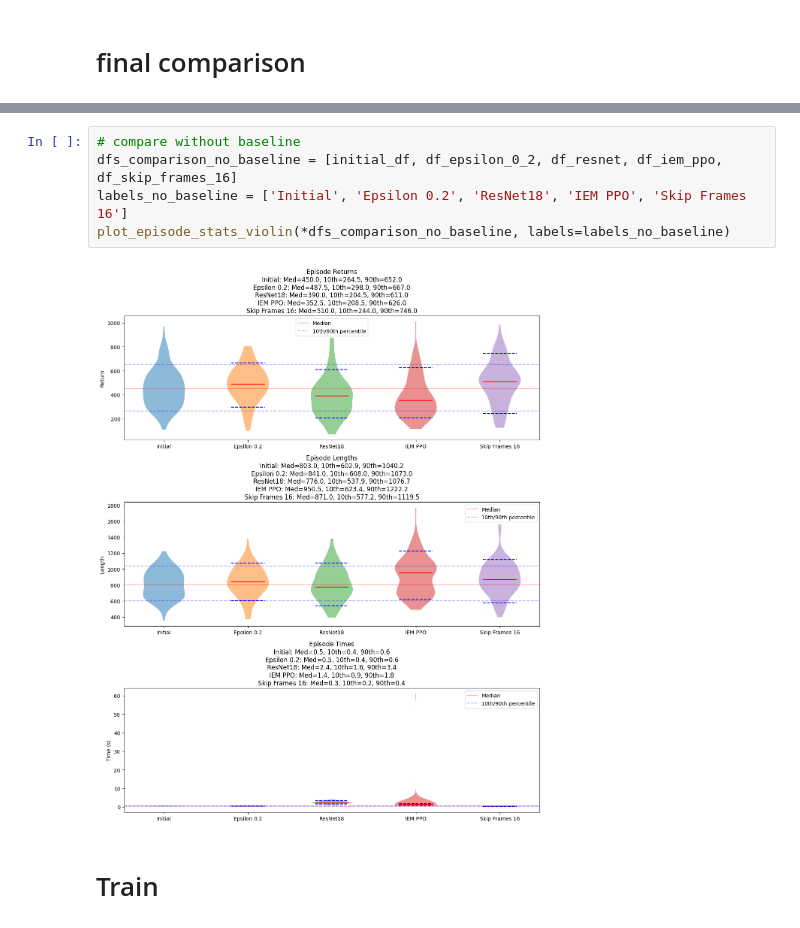
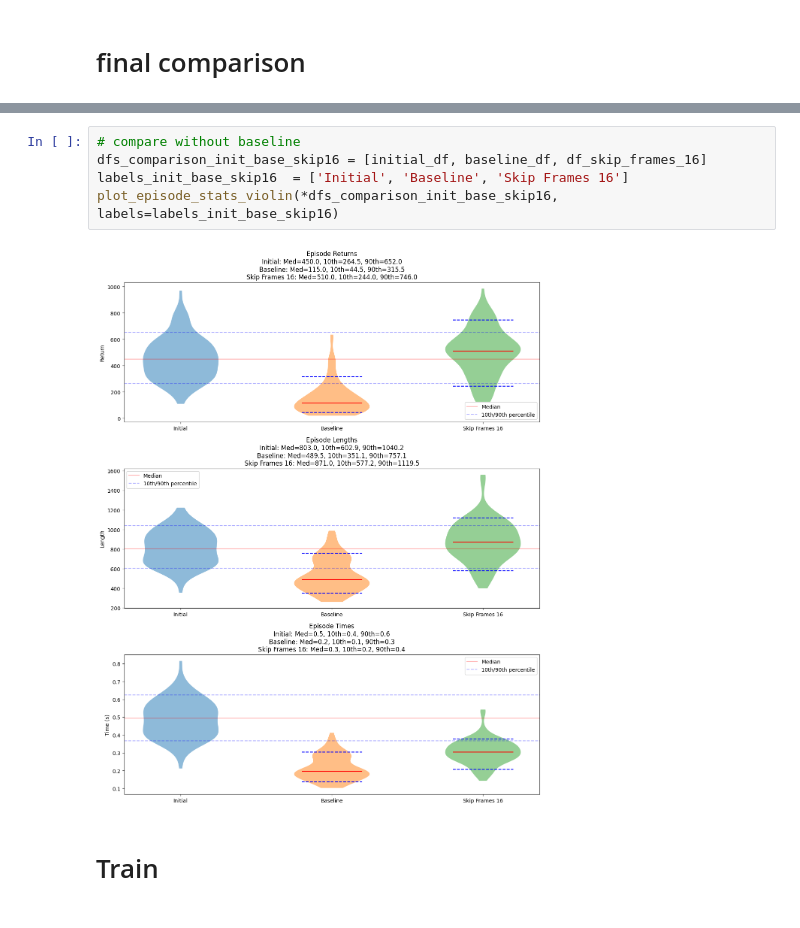
Before and after one commit to florinbarbisch/rle-assginment, a Jupyter notebook: eval.ipynb, the cells around one changed output, grey strips where cells are left out. Cells and saved outputs as stored; diff of their text form.

```diff
--- a/eval.ipynb
+++ b/eval.ipynb
@@ -282,10 +285,10 @@ plot_episode_stats_violin(*dfs_comparison, labels=labels)
 # %%
 # compare without baseline
-dfs_comparison_no_baseline = [initial_df, df_epsilon_0_2, df_resnet, df_iem_ppo, df_skip_frames_16]
-labels_no_baseline = ['Initial', 'Epsilon 0.2', 'ResNet18', 'IEM PPO', 'Skip Frames 16']
-plot_episode_stats_violin(*dfs_comparison_no_baseline, labels=labels_no_baseline)
+dfs_comparison_init_base_skip16 = [initial_df, baseline_df, df_skip_frames_16]
+labels_init_base_skip16  = ['Initial', 'Baseline', 'Skip Frames 16']
+plot_episode_stats_violin(*dfs_comparison_init_base_skip16, labels=labels_init_base_skip16)
 # %% [output]
-[figure, old version]
+[figure, new version]
 # %% [markdown]
 # Train
 # %%
```
Also changed, not shown: parts of 6 cells of this notebook.
